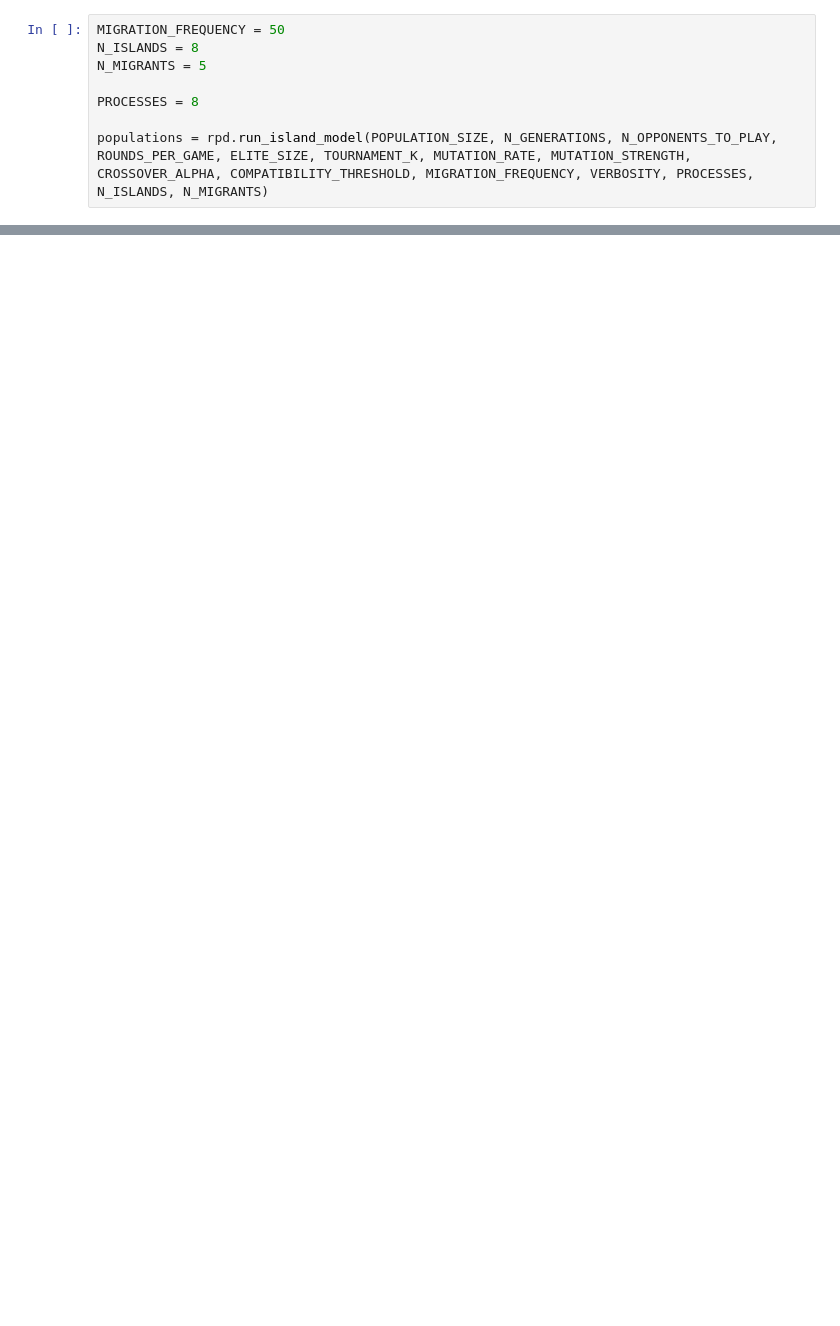
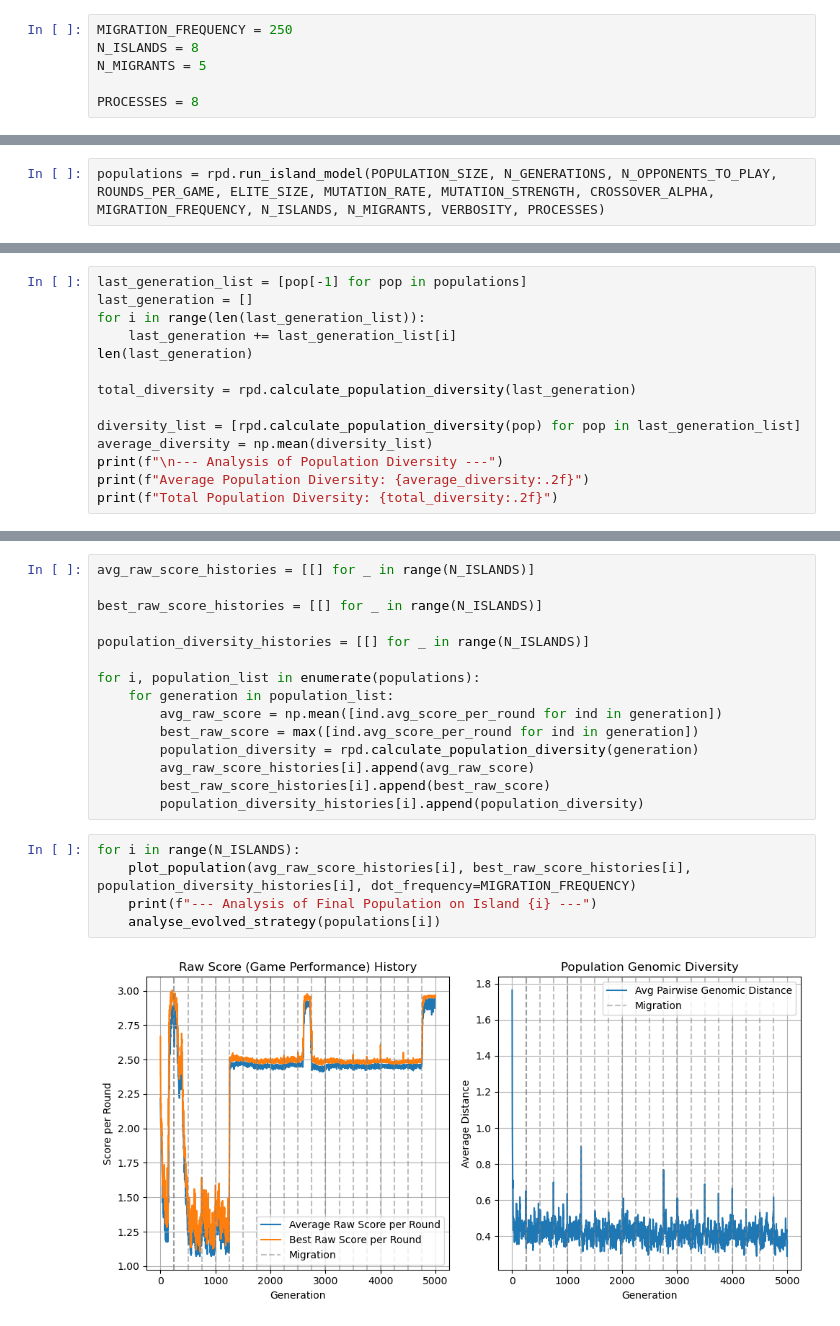
Before and after one commit to eghirardo/genetic-prisoners-dilemma, a Jupyter notebook: RPD_Coevolution.ipynb, the cells around one changed output, grey strips where cells are left out. Saved outputs shown, nothing was run; the diff lists cells and outputs as text; blank space fills up the shorter version.

```diff
--- a/RPD_Coevolution.ipynb
+++ b/RPD_Coevolution.ipynb
@@ -122,8 +198,6 @@ Individual 50001: Raw Score: 1.477, Species: 49950
 # %%
-MIGRATION_FREQUENCY = 50
+MIGRATION_FREQUENCY = 250
 N_ISLANDS = 8
 N_MIGRANTS = 5
 
 PROCESSES = 8
-
-populations = rpd.run_island_model(POPULATION_SIZE, N_GENERATIONS, N_OPPONENTS_TO_PLAY, ROUNDS_PER_GAME, ELITE_SIZE, TOURNAMENT_K, MUTATION_RATE, MUTATION_STRENGTH, CROSSOVER_ALPHA, COMPATIBILITY_THRESHOLD, MIGRATION_FREQUENCY, VERBOSITY, PROCESSES, N_ISLANDS, N_MIGRANTS)
@@ -131,0 +204,2 @@ AttributeError: module 'rpd_utils' has no attribute 'run_island_model'
+# %%
+populations = rpd.run_island_model(POPULATION_SIZE, N_GENERATIONS, N_OPPONENTS_TO_PLAY, ROUNDS_PER_GAME, ELITE_SIZE, MUTATION_RATE, MUTATION_STRENGTH, CROSSOVER_ALPHA, MIGRATION_FREQUENCY, N_ISLANDS, N_MIGRANTS, VERBOSITY, PROCESSES)
@@ -131,0 +227,14 @@ AttributeError: module 'rpd_utils' has no attribute 'run_island_model'
+# %%
+last_generation_list = [pop[-1] for pop in populations]
+last_generation = []
+for i in range(len(last_generation_list)):
+    last_generation += last_generation_list[i]
+len(last_generation)
+
+total_diversity = rpd.calculate_population_diversity(last_generation)
+
+diversity_list = [rpd.calculate_population_diversity(pop) for pop in last_generation_list]
+average_diversity = np.mean(diversity_list)
+print(f"\n--- Analysis of Population Diversity ---")
+print(f"Average Population Diversity: {average_diversity:.2f}")
+print(f"Total Population Diversity: {total_diversity:.2f}")
@@ -131,0 +245,22 @@ AttributeError: module 'rpd_utils' has no attribute 'run_island_model'
+# %%
+avg_raw_score_histories = [[] for _ in range(N_ISLANDS)]
+
+best_raw_score_histories = [[] for _ in range(N_ISLANDS)]
+
+population_diversity_histories = [[] for _ in range(N_ISLANDS)]
+
+for i, population_list in enumerate(populations):
+    for generation in population_list:
+        avg_raw_score = np.mean([ind.avg_score_per_round for ind in generation])
+        best_raw_score = max([ind.avg_score_per_round for ind in generation])
+        population_diversity = rpd.calculate_population_diversity(generation)
+        avg_raw_score_histories[i].append(avg_raw_score)
+        best_raw_score_histories[i].append(best_raw_score)
+        population_diversity_histories[i].append(population_diversity)
+# %%
+for i in range(N_ISLANDS):
+    plot_population(avg_raw_score_histories[i], best_raw_score_histories[i], population_diversity_histories[i], dot_frequency=MIGRATION_FREQUENCY)
+    print(f"--- Analysis of Final Population on Island {i} ---")
+    analyse_evolved_strategy(populations[i])
+# %% [output]
+[figure, added]
```
Also changed, not shown: parts of 12 cells of this notebook.
